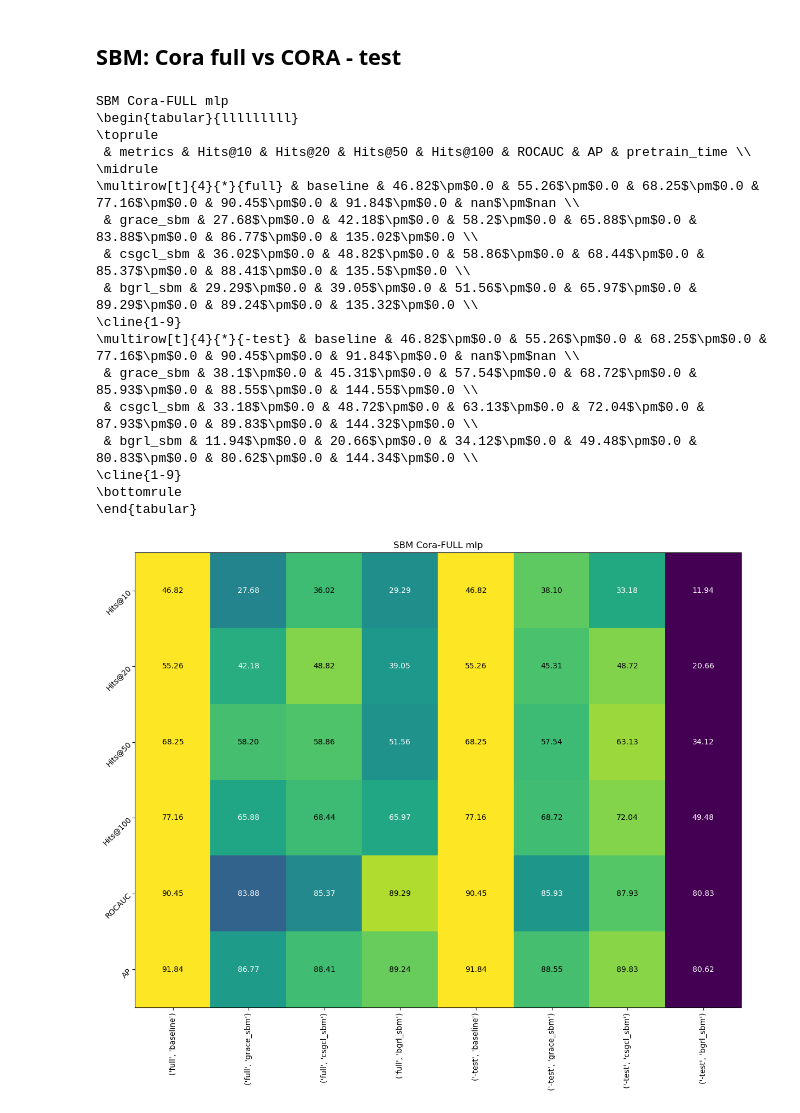
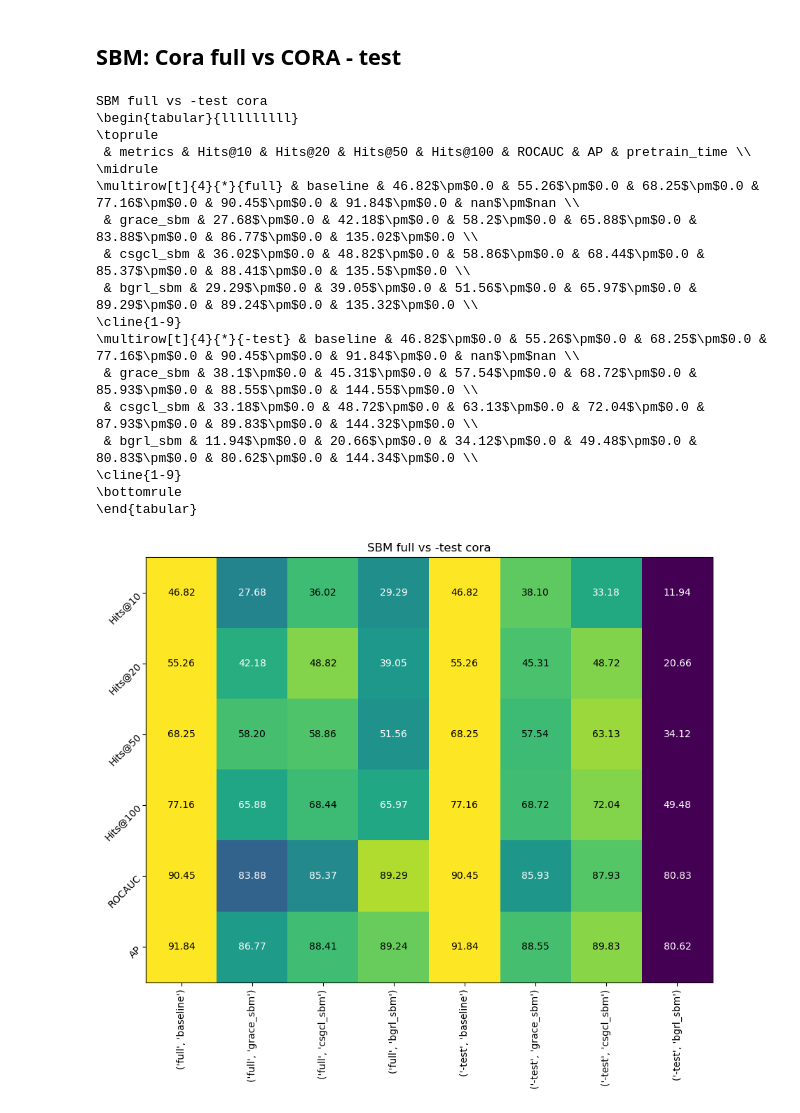
Before and after one commit to valentincuzin/GCL-Link-Prediction, a Jupyter notebook: New/output/Analysis.ipynb, the cells around one changed output. Drawn from its saved outputs; the diff is of its cells as text; code cells hidden in the pictures.

```diff
--- a/New/output/Analysis.ipynb
+++ b/New/output/Analysis.ipynb
@@ -7,6 +7,12 @@ import ast
 import matplotlib.pyplot as plt
 from sklearn.metrics import jaccard_score
 # %%
+def res_load(csv_name: str):
+    data = pd.read_csv(csv_name, sep=';').T
+    data.columns = data.loc['metrics']
+    data.drop(index='metrics', inplace=True)
+    return data
+
 def extract_mean(value):
     if isinstance(value, str):
         return float(value.split('$\\pm$')[0])
@@ -30,7 +36,7 @@ def jaccard_heatmap(data):
     res += np.transpose(res) + np.identity(len(data))
     heatmap(pd.DataFrame(res, index=data.index, columns=data.index), 'Corelation Overlap', False)
 
-def heatmap(data: pd.DataFrame, Title: str, normalized=True):
+def heatmap(data: pd.DataFrame, Title: str, size: tuple[int, int]= (12, 12), normalized=True):
     data = data.copy()
     data = data.T
     if 'pretrain_time' in data.index:
@@ -41,7 +47,7 @@ def heatmap(data: pd.DataFrame, Title: str, normalized=True):
         normalized_data = (data - data.min(axis=1).values[:, np.newaxis]) / (data.max(axis=1).values[:, np.newaxis] - data.min(axis=1).values[:, np.newaxis])
     else:
         normalized_data = data
-    fig, ax = plt.subplots(figsize=(12, 12))
+    fig, ax = plt.subplots(figsize=size)
     im = ax.imshow(normalized_data)
 
     plt.xticks(rotation=90)
@@ -101,41 +108,39 @@ bgrl_sbm & 41.43$\pm$9.67 & 51.65$\pm$8.21 & 67.03$\pm$7.43 & 76.87$\pm$4.31 & 9
 # %% [markdown]
 ## SBM: Cora full vs CORA - test
 # %%
-data_sbm = pd.read_csv('./cora_sbm_full_res.csv', sep=';').T
-data_sbm.columns = data_sbm.loc['metrics']
-data_sbm.drop(index='metrics', inplace=True)
+name_1 = './cora_sbm_full_res.csv'
+data_1 = res_load(name_1)
 
-data_sbm2 = pd.read_csv('./cora-test_sbm_res.csv', sep=';').T
-data_sbm2.columns = data_sbm2.loc['metrics']
-data_sbm2.drop(index='metrics', inplace=True)
+name_2 = './cora-test_sbm_res.csv'
+data_2 = res_load(name_2)
 
-data_sbm = pd.concat([data_sbm, data_sbm2], keys=['full', '-test'])
+data_sbm = pd.concat([data_1, data_2], keys=['full', '-test'])
 
-print('SBM Cora-FULL mlp')
+print('SBM full vs -test cora')
 print(data_sbm.to_latex(
         index=True, formatters={"name": str.upper}, float_format="{:.1f}".format
     ))
-heatmap(data_sbm, 'SBM Cora-FULL mlp')
+heatmap(data_sbm, 'SBM full vs -test cora', (9,9))
 display(data_sbm.T)
 # %% [output]
-SBM Cora-FULL mlp
+SBM full vs -test cora
 \begin{tabular}{lllllllll}
 \toprule
  & metrics & Hits@10 & Hits@20 & Hits@50 & Hits@100 & ROCAUC & AP & pretrain_time \\
 \midrule
 \multirow[t]{4}{*}{full} & baseline & 46.82$\pm$0.0 & 55.26$\pm$0.0 & 68.25$\pm$0.0 & 77.16$\pm$0.0 & 90.45$\pm$0.0 & 91.84$\pm$0.0 & nan$\pm$nan \\
  & grace_sbm & 27.68$\pm$0.0 & 42.18$\pm$0.0 & 58.2$\pm$0.0 & 65.88$\pm$0.0 & 83.88$\pm$0.0 & 86.77$\pm$0.0 & 135.02$\pm$0.0 \\
  & csgcl_sbm & 36.02$\pm$0.0 & 48.82$\pm$0.0 & 58.86$\pm$0.0 & 68.44$\pm$0.0 & 85.37$\pm$0.0 & 88.41$\pm$0.0 & 135.5$\pm$0.0 \\
  & bgrl_sbm & 29.29$\pm$0.0 & 39.05$\pm$0.0 & 51.56$\pm$0.0 & 65.97$\pm$0.0 & 89.29$\pm$0.0 & 89.24$\pm$0.0 & 135.32$\pm$0.0 \\
 \cline{1-9}
 \multirow[t]{4}{*}{-test} & baseline & 46.82$\pm$0.0 & 55.26$\pm$0.0 & 68.25$\pm$0.0 & 77.16$\pm$0.0 & 90.45$\pm$0.0 & 91.84$\pm$0.0 & nan$\pm$nan \\
  & grace_sbm & 38.1$\pm$0.0 & 45.31$\pm$0.0 & 57.54$\pm$0.0 & 68.72$\pm$0.0 & 85.93$\pm$0.0 & 88.55$\pm$0.0 & 144.55$\pm$0.0 \\
  & csgcl_sbm & 33.18$\pm$0.0 & 48.72$\pm$0.0 & 63.13$\pm$0.0 & 72.04$\pm$0.0 & 87.93$\pm$0.0 & 89.83$\pm$0.0 & 144.32$\pm$0.0 \\
  & bgrl_sbm & 11.94$\pm$0.0 & 20.66$\pm$0.0 & 34.12$\pm$0.0 & 49.48$\pm$0.0 & 80.83$\pm$0.0 & 80.62$\pm$0.0 & 144.34$\pm$0.0 \\
 \cline{1-9}
 \bottomrule
 \end{tabular}
-[figure, old version]
+[figure, new version]
 |  | full |  |  |  | -test |  |  |  |
 |  | baseline | grace_sbm | csgcl_sbm | bgrl_sbm | baseline | grace_sbm | csgcl_sbm | bgrl_sbm |
 | metrics |  |  |  |  |  |  |  |  |
```
Also changed, not shown: parts of 7 cells of this notebook.
